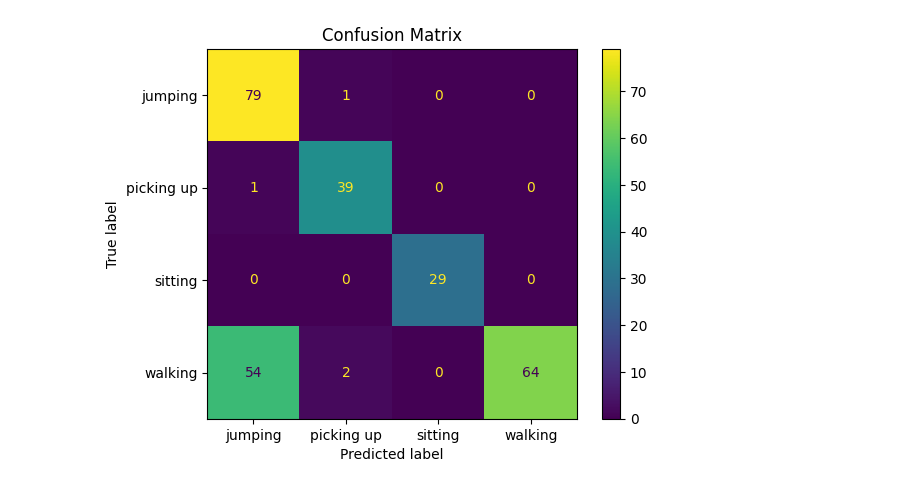
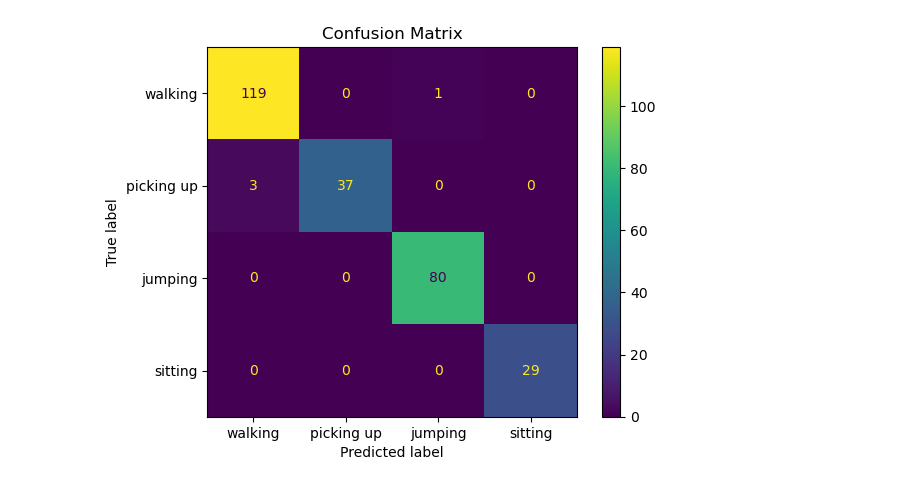
Before and after one commit to kzho904/P4P-mmWave, a Jupyter notebook: MMWave_Radar_Human_Tracking_and_Fall_detection/pointnet_lstm.ipynb, the cells around one changed output. Cells and saved outputs as stored; diff of their text form; code cells hidden in the pictures.

```diff
--- a/MMWave_Radar_Human_Tracking_and_Fall_detection/pointnet_lstm.ipynb
+++ b/MMWave_Radar_Human_Tracking_and_Fall_detection/pointnet_lstm.ipynb
@@ -195,7 +218,7 @@ num_features = 5  # Features per point (R, v, x, y, SNR, in, if)
 from tensorflow.keras.callbacks import ModelCheckpoint
 import os
 # %%
-INIT_TIMESTAMP = "19_09_2024_pointlstm_4_class_padded_bg_rm"
+INIT_TIMESTAMP = "testing"
 checkpoint_dir = os.path.join('model/checkpoints/', INIT_TIMESTAMP)
 os.makedirs(checkpoint_dir, exist_ok=True)
 # %%
@@ -214,8 +237,6 @@ checkpoint_callback = ModelCheckpoint(
     verbose=1  # Print a message when saving
 )
 # %%
-
-
 model.compile(
     loss="sparse_categorical_crossentropy",
     optimizer=keras.optimizers.Adam(learning_rate=0.001),
@@ -224,8 +245,8 @@ model.compile(
 
 model.fit(
     train_dataset,
-    epochs=30,
+    epochs=100,
     validation_data=validation_dataset,
-    callbacks=[checkpoint_callback, early_stopping_callback]
+    callbacks= [checkpoint_callback, early_stopping_callback]
 )
 # %% [output]
@@ -253,7 +271,7 @@ Epoch 5: val_loss did not improve from 3.92772
 # %%
 from matplotlib import pyplot as plt
 # %%
-data = test_dataset.take(1)
+data = test_dataset.take(16)
 
 points, labels = list(data)[0]
 points = points[:20, ...]
@@ -264,16 +282,20 @@ preds = model.predict(points)
 preds = ops.argmax(preds, -1)
 
 points = points.numpy()
+preds = preds.numpy()
+labels = labels.numpy()
 print(points)
 
 # plot points with predicted class and label
 fig = plt.figure(figsize=(15, 10))
+num_points_to_plot = min(len(points), 16)
+
 for i in range(16):
     ax = fig.add_subplot(4, 4, i + 1, projection="3d")
     ax.scatter(points[i, :, 0], points[i, :, 1], points[i, :, 2])
     ax.set_title(
         "pred: {:}, label: {:}".format(
-            CLASS_MAP[preds[i].numpy()], CLASS_MAP[labels.numpy()[i]]
+            CLASS_MAP[preds[i]], CLASS_MAP[labels[i]]
         )
     )
     ax.set_axis_on()
@@ -313,0 +355,16 @@ predictions = np.array(predictions)
+# %%
+predictions = []
+true_label = []
+
+# Iterate over the test_dataset to make predictions
+for batch, label in test_dataset:
+    preds = model.predict(batch)  # Get predictions for the current batch
+    print("pred is", preds)
+    print(batch.shape)
+    preds = np.argmax(preds, axis=-1)  # Get the class with the highest probability
+    print("argmax is", preds)
+    predictions.extend(preds)  # Extend the predictions list with the results
+    true_label.extend(label)
+
+true_label = np.array(true_label)
+predictions = np.array(predictions)  # Convert predictions to a numpy array
@@ -330,18 +416,18 @@ print(test_labels)
 # %%
 from sklearn.metrics import confusion_matrix, ConfusionMatrixDisplay
 # Plotting the confusion matrix
 # Compute the confusion matrix
-cm = confusion_matrix(test_labels, predictions)
+cm = confusion_matrix(true_label, predictions)
 
 # Plotting the confusion matrix
-class_names = ['jumping', 'picking up', 'sitting', 'walking']  # Based on your CLASS_MAP
+class_names = ['walking', 'picking up', 'jumping', 'sitting']  # Based on your CLASS_MAP
 disp = ConfusionMatrixDisplay(cm, display_labels=class_names)
 
 # Display the plot
 disp.plot()
 plt.title("Confusion Matrix")
 plt.show()
 # %% [output]
-[figure, old version]
+[figure, new version]
 # %%
 #reload model
```
Also changed, not shown: parts of 29 cells of this notebook, 11 other files.
